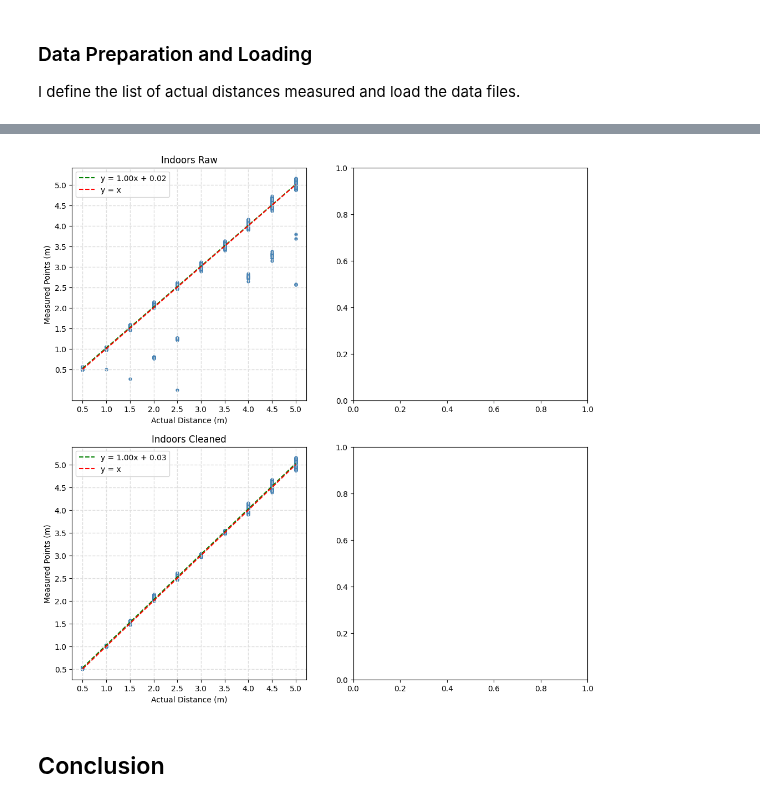
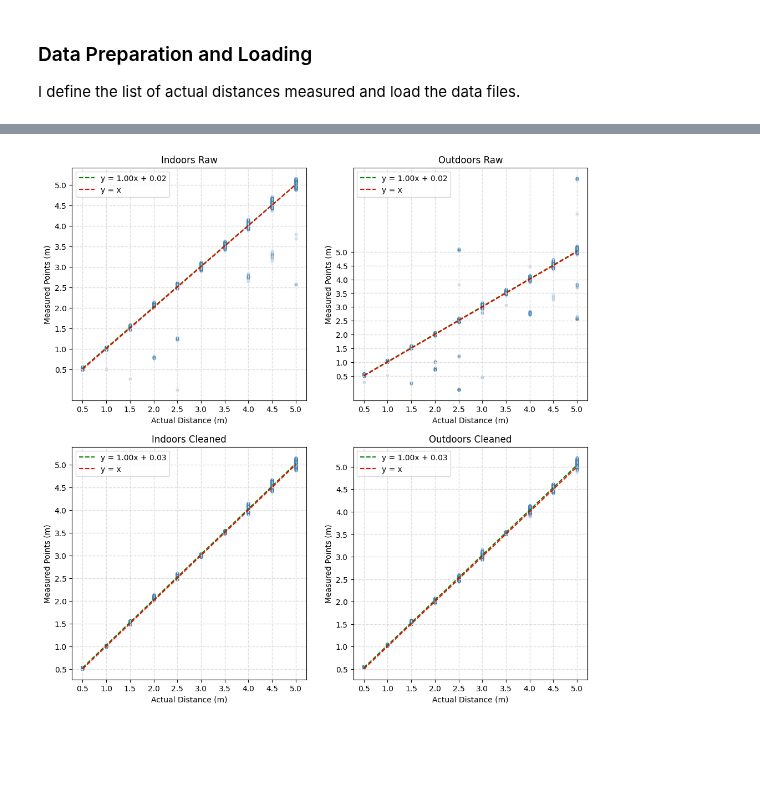
Before and after one commit to wuihee/cycling-safety-analysis, a Jupyter notebook: notebooks/LIDAR_Basic_Tests.ipynb, the cells around one changed output, grey strips where cells are left out. Saved outputs shown, nothing was run; the diff lists cells and outputs as text; code cells hidden in the pictures; blank space fills up the shorter version.

```diff
--- a/notebooks/LIDAR_Basic_Tests.ipynb
+++ b/notebooks/LIDAR_Basic_Tests.ipynb
@@ -69,10 +69,10 @@ I define the list of actual distances measured and load the data files.
 ACTUAL_DISTANCES = [0.5 * i for i in range(1, 11)]
 
 INDOORS_DATA_PATH = pathlib.Path("../data/processed/lidar_basic_tests/indoors/")
-# OUTDOORS_DATA_PATH = pathlib.Path("../data/processed/tof_basic_tests/outdoors/")
+OUTDOORS_DATA_PATH = pathlib.Path("../data/processed/lidar_basic_tests/outdoors/")
 
 indoors_data = FolderData(INDOORS_DATA_PATH)
-# outdoors_data = FolderData(OUTDOORS_DATA_PATH)
+outdoors_data = FolderData(OUTDOORS_DATA_PATH)
 # %% [markdown]
 ## Data Analysis
 
@@ -141,13 +144,13 @@ plt.show()
 # %%
 indoors_cleaned = cleaner.clean_basic_test_data(indoors_data.distances)
-# outdoors_cleaned = cleaner.clean_basic_test_data(outdoors_data.distances)
+outdoors_cleaned = cleaner.clean_basic_test_data(outdoors_data.distances)
 
 fig, axes = plt.subplots(2, 2, figsize=(12, 12))
 
 basic_graphs.plot_scatter(axes[0][0], indoors_data.distances, "Indoors Raw Data")
-# basic_graphs.plot_scatter(axes[0][1], outdoors_data.distances, "Outdoors Raw Data")
+basic_graphs.plot_scatter(axes[0][1], outdoors_data.distances, "Outdoors Raw Data")
 
 basic_graphs.plot_scatter(axes[1][0], indoors_cleaned, "Indoors Cleaned Data")
-# basic_graphs.plot_scatter(axes[1][1], outdoors_cleaned, "Outdoors Cleaned Data")
+basic_graphs.plot_scatter(axes[1][1], outdoors_cleaned, "Outdoors Cleaned Data")
 plt.show()
 # %% [output]
@@ -155,14 +160,12 @@ plt.show()
 # %%
 fig, axes = plt.subplots(2, 2, figsize=(12, 12))
 
 basic_graphs.plot_best_fit_scatter(axes[0][0], indoors_data.distances, "Indoors Raw")
-# basic_graphs.plot_best_fit_scatter(axes[0][1], outdoors_data.distances, "Outdoors Raw")
+basic_graphs.plot_best_fit_scatter(axes[0][1], outdoors_data.distances, "Outdoors Raw")
 
 basic_graphs.plot_best_fit_scatter(axes[1][0], indoors_cleaned, "Indoors Cleaned")
-# basic_graphs.plot_best_fit_scatter(axes[1][1], outdoors_cleaned, "Outdoors Cleaned")
+basic_graphs.plot_best_fit_scatter(axes[1][1], outdoors_cleaned, "Outdoors Cleaned")
 
 plt.show()
 # %% [output]
-[figure, old version]
+[figure, new version]
-# %% [markdown]
-## Conclusion
```
Also changed, not shown: parts of 12 cells of this notebook, 2 other files.
